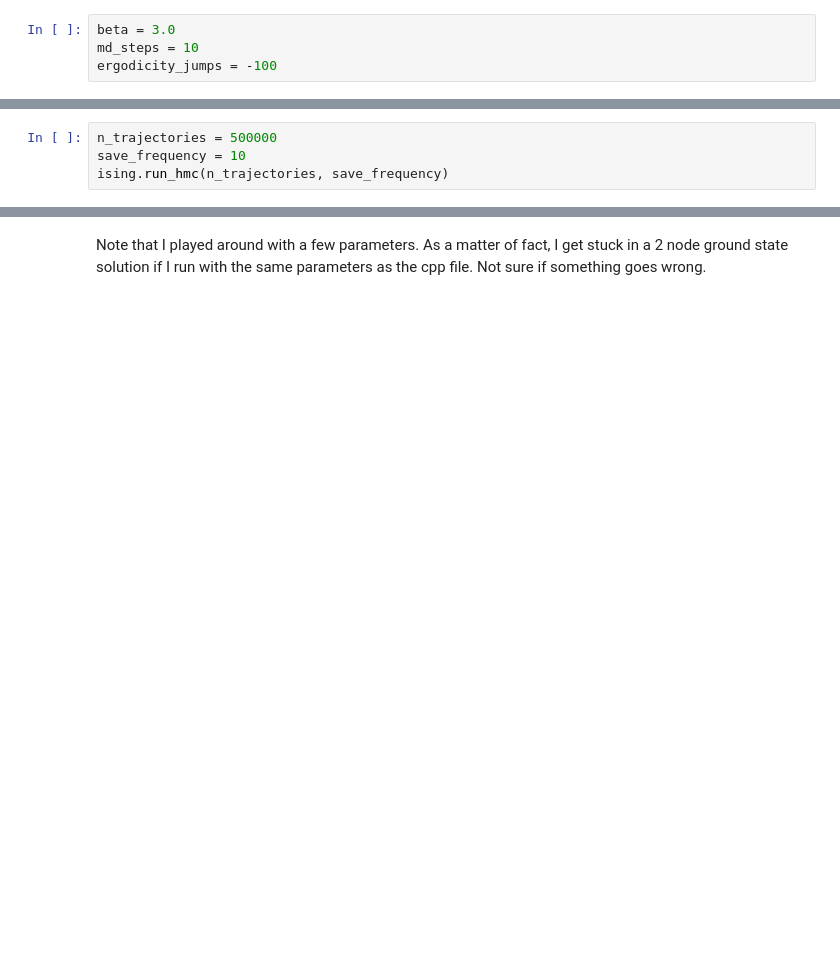
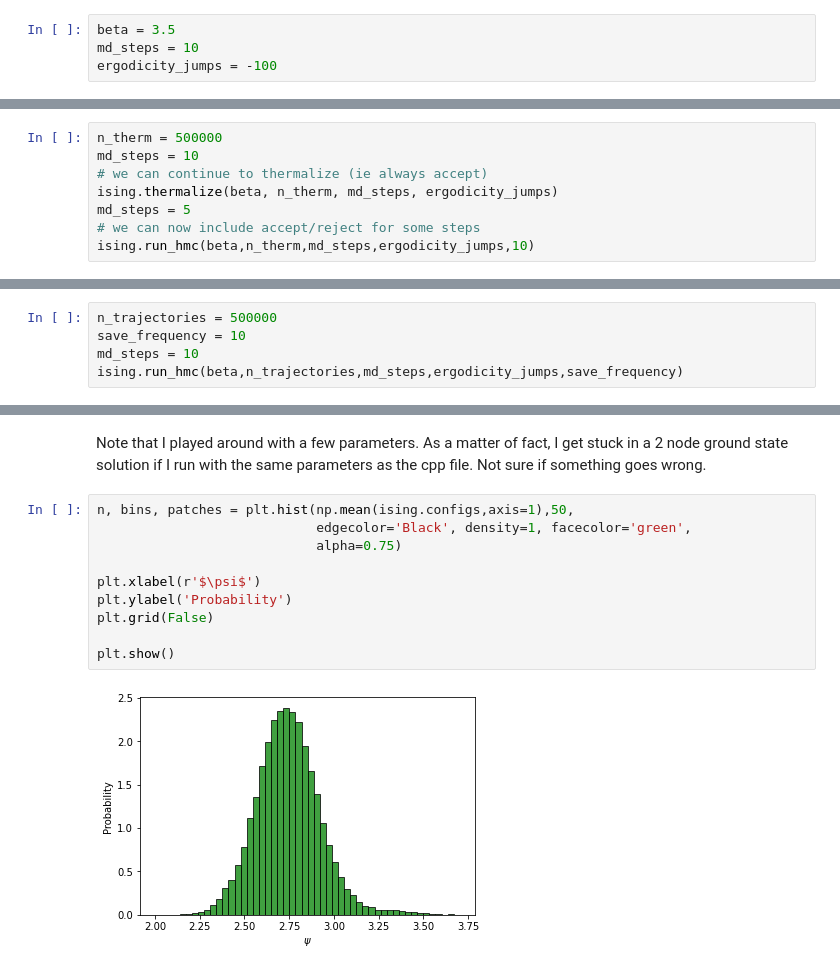
Before and after one commit to luutom/qubo-ising-hmc, a Jupyter notebook: notebooks/example-usage.ipynb, the cells around one changed output, grey strips where cells are left out. Cells and saved outputs as stored; diff of their text form; blank space fills up the shorter version.

```diff
--- a/notebooks/example-usage.ipynb
+++ b/notebooks/example-usage.ipynb
@@ -46,7 +47,7 @@ print(offset)
 # %% [markdown]
 Add parameters used for ising model
 # %%
-beta = 3.0
+beta = 3.5
 md_steps = 10
 ergodicity_jumps = -100
 # %%
@@ -99,3 +103,11 @@ ising.thermalize(n_therm, md_steps)
+# %%
+n_therm = 500000
+md_steps = 10
+# we can continue to thermalize (ie always accept)
+ising.thermalize(beta, n_therm, md_steps, ergodicity_jumps)
+md_steps = 5
+# we can now include accept/reject for some steps
+ising.run_hmc(beta,n_therm,md_steps,ergodicity_jumps,10)
 # %% [markdown]
 Run HMC (see `quboIsingHMC.cpp` line 252+)
 
@@ -109,7 +121,8 @@ members
 # %%
 n_trajectories = 500000
 save_frequency = 10
-ising.run_hmc(n_trajectories, save_frequency)
+md_steps = 10
+ising.run_hmc(beta,n_trajectories,md_steps,ergodicity_jumps,save_frequency)
 # %% [markdown]
 Compute ensemble averages
 # %%
@@ -132,2 +145,14 @@ Energy from groundstate = 0.977
 # %% [markdown]
 Note that I played around with a few parameters. As a matter of fact, I get stuck in a 2 node ground state solution if I run with the same parameters as the cpp file. Not sure if something goes wrong.
+# %%
+n, bins, patches = plt.hist(np.mean(ising.configs,axis=1),50,
+                            edgecolor='Black', density=1, facecolor='green',
+                            alpha=0.75)
+
+plt.xlabel(r'$\psi$')
+plt.ylabel('Probability')
+plt.grid(False)
+
+plt.show()
+# %% [output]
+[figure, added]
```
Also changed, not shown: parts of 24 cells of this notebook, 5 other files.
